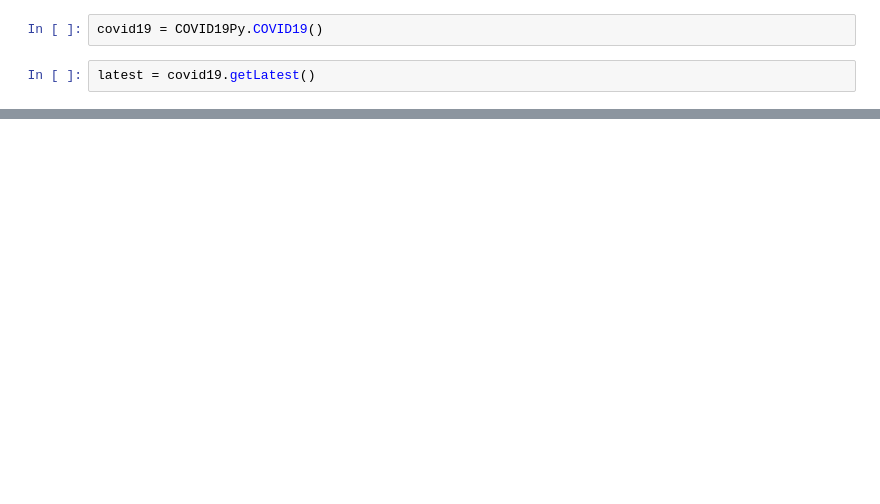
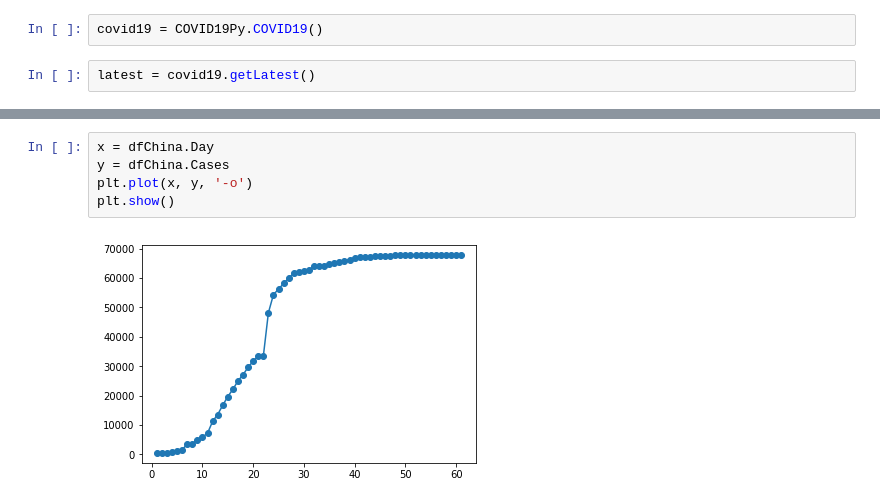
Before and after one commit to bkawakami/DataScienceCoronavirus2020, a Jupyter notebook: covid19_good_scenario.ipynb, the cells around one changed output, grey strips where cells are left out. Drawn from its saved outputs; the diff is of its cells as text; blank space fills up the shorter version.

```diff
--- a/covid19_good_scenario.ipynb
+++ b/covid19_good_scenario.ipynb
@@ -140,0 +110,7 @@ print(calc_stable_day(dfChina))
+# %%
+x = dfChina.Day
+y = dfChina.Cases
+plt.plot(x, y, '-o')
+plt.show()
+# %% [output]
+[figure, added]
```
Also changed, not shown: parts of 38 cells of this notebook, 4 other files.
